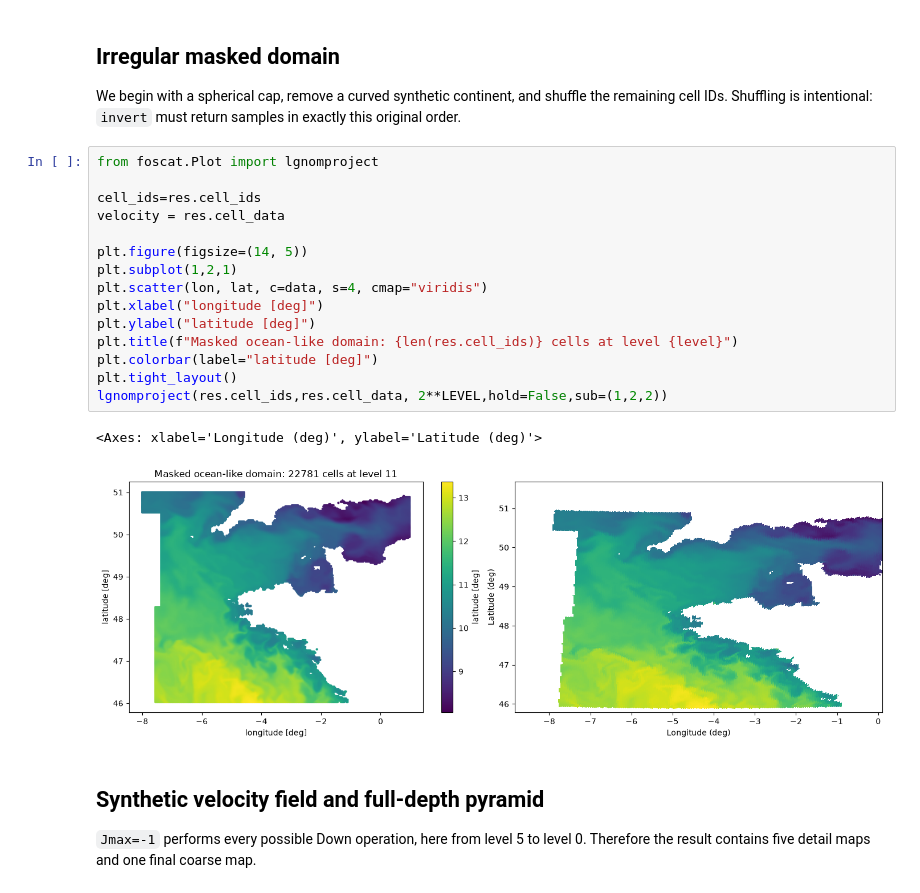
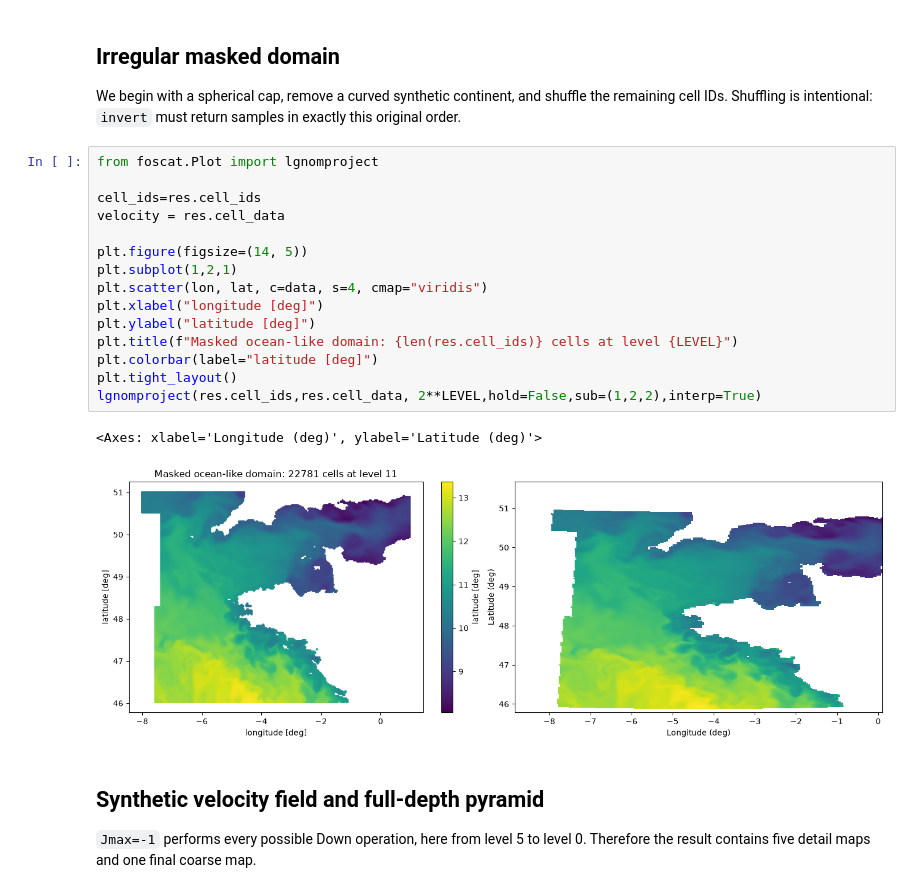
Before and after one commit to GRID4EARTH/healpix-analyse, a Jupyter notebook: Notebooks/decomp_test.ipynb, the cells around one changed output. Cells and saved outputs as stored; diff of their text form.

```diff
--- a/Notebooks/decomp_test.ipynb
+++ b/Notebooks/decomp_test.ipynb
@@ -102,21 +102,21 @@ We begin with a spherical cap, remove a curved synthetic continent, and shuffle
 # %%
 from foscat.Plot import lgnomproject
 
 cell_ids=res.cell_ids
 velocity = res.cell_data
 
 plt.figure(figsize=(14, 5))
 plt.subplot(1,2,1)
 plt.scatter(lon, lat, c=data, s=4, cmap="viridis")
 plt.xlabel("longitude [deg]")
 plt.ylabel("latitude [deg]")
-plt.title(f"Masked ocean-like domain: {len(res.cell_ids)} cells at level {level}")
+plt.title(f"Masked ocean-like domain: {len(res.cell_ids)} cells at level {LEVEL}")
 plt.colorbar(label="latitude [deg]")
 plt.tight_layout()
-lgnomproject(res.cell_ids,res.cell_data, 2**LEVEL,hold=False,sub=(1,2,2))
+lgnomproject(res.cell_ids,res.cell_data, 2**LEVEL,hold=False,sub=(1,2,2),interp=True)
 # %% [output]
 <Axes: xlabel='Longitude (deg)', ylabel='Latitude (deg)'>
-[figure, old version]
+[figure, new version]
 # %% [markdown]
 ## Synthetic velocity field and full-depth pyramid
 
```
Also changed, not shown: parts of 7 cells of this notebook, 1 other file.
